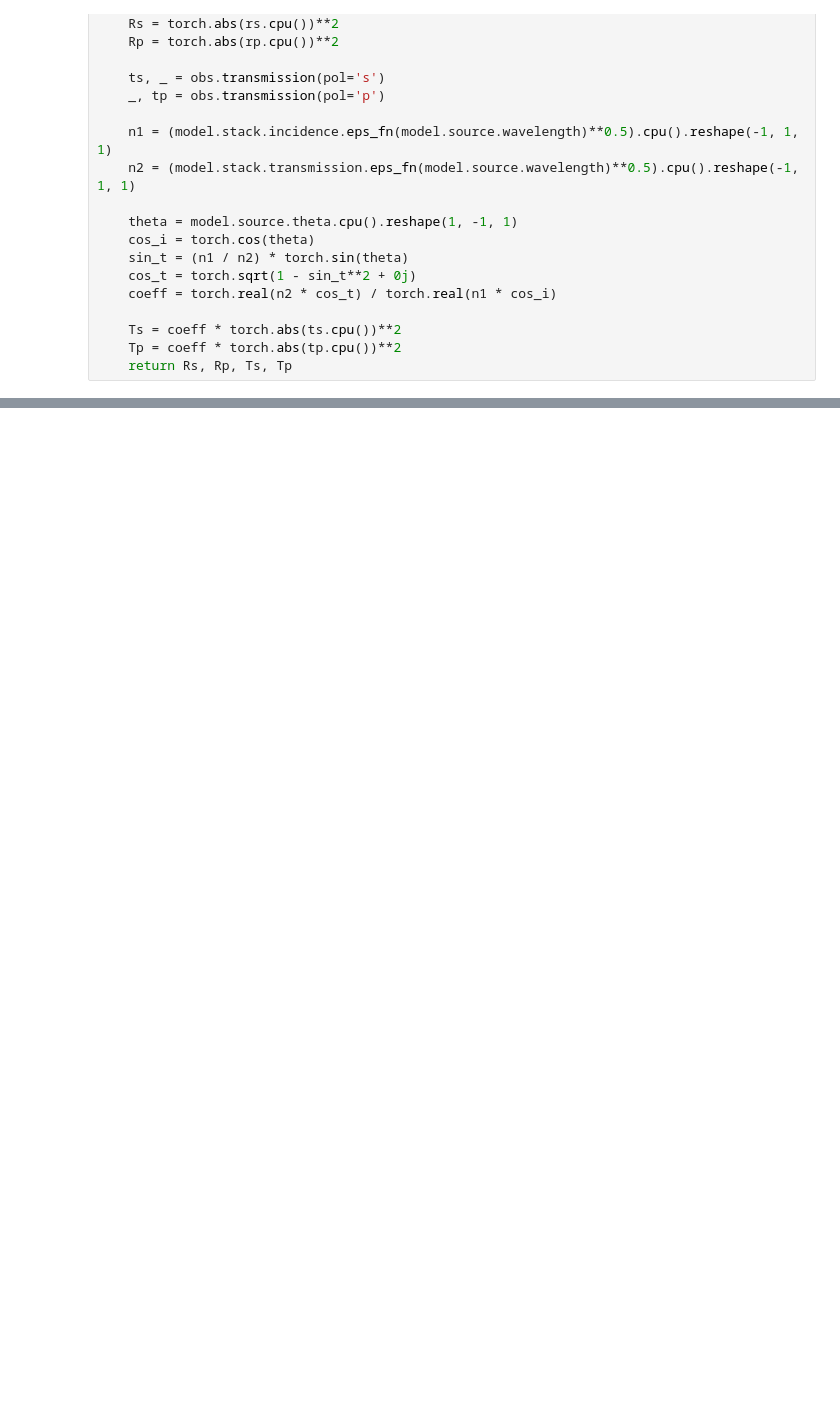
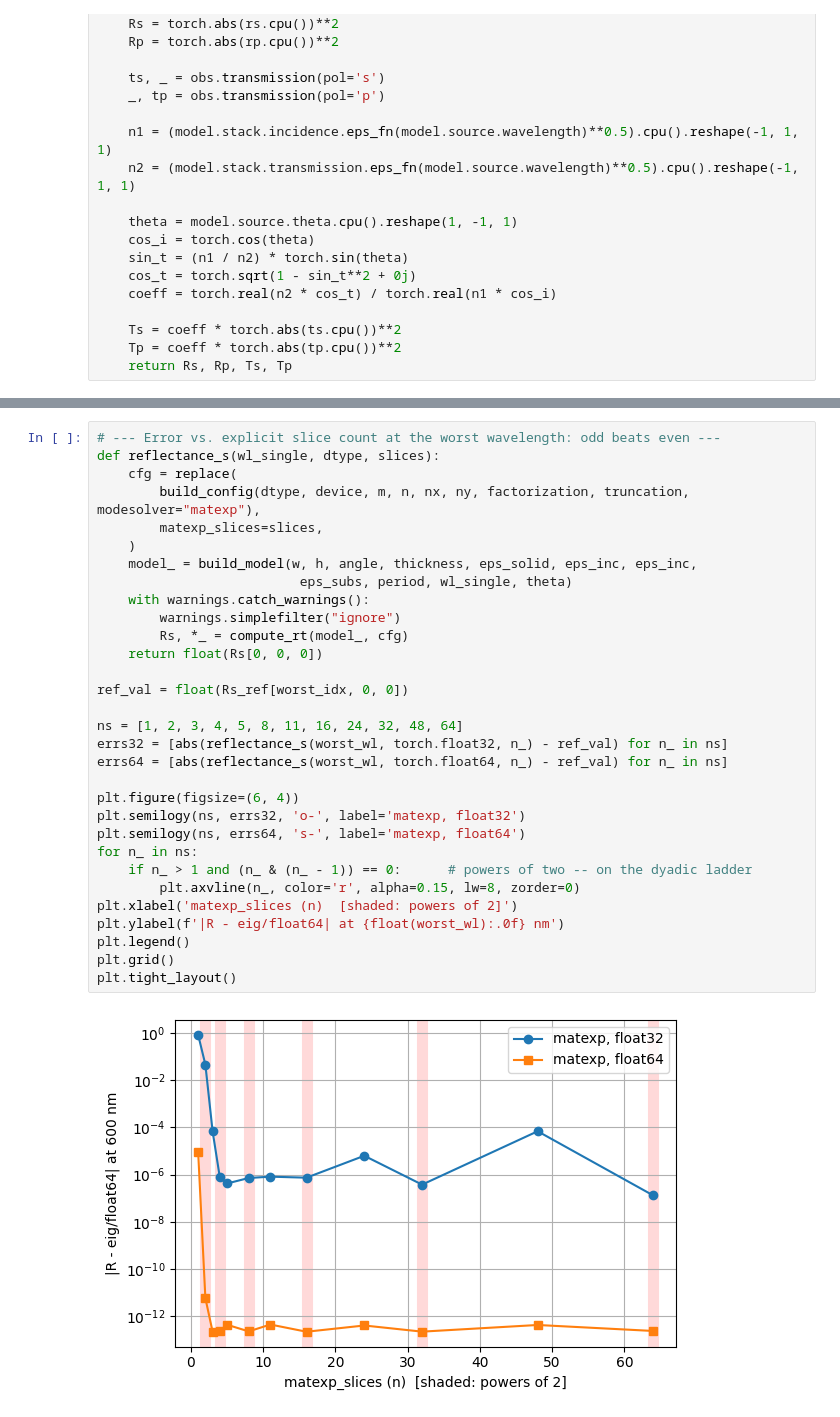
Before and after one commit to RodionovSA/metarcwa, a Jupyter notebook: examples/compare_solvers.ipynb, the cells around one changed output, grey strips where cells are left out. Cells and saved outputs as stored; diff of their text form; blank space fills up the shorter version.

```diff
--- a/examples/compare_solvers.ipynb
+++ b/examples/compare_solvers.ipynb
@@ -189,0 +332,33 @@ Eigensolver time: 24.072316646575928 s
+# %%
+# --- Error vs. explicit slice count at the worst wavelength: odd beats even ---
+def reflectance_s(wl_single, dtype, slices):
+    cfg = replace(
+        build_config(dtype, device, m, n, nx, ny, factorization, truncation, modesolver="matexp"),
+        matexp_slices=slices,
+    )
+    model_ = build_model(w, h, angle, thickness, eps_solid, eps_inc, eps_inc,
+                          eps_subs, period, wl_single, theta)
+    with warnings.catch_warnings():
+        warnings.simplefilter("ignore")
+        Rs, *_ = compute_rt(model_, cfg)
+    return float(Rs[0, 0, 0])
+
+ref_val = float(Rs_ref[worst_idx, 0, 0])
+
+ns = [1, 2, 3, 4, 5, 8, 11, 16, 24, 32, 48, 64]
+errs32 = [abs(reflectance_s(worst_wl, torch.float32, n_) - ref_val) for n_ in ns]
+errs64 = [abs(reflectance_s(worst_wl, torch.float64, n_) - ref_val) for n_ in ns]
+
+plt.figure(figsize=(6, 4))
+plt.semilogy(ns, errs32, 'o-', label='matexp, float32')
+plt.semilogy(ns, errs64, 's-', label='matexp, float64')
+for n_ in ns:
+    if n_ > 1 and (n_ & (n_ - 1)) == 0:      # powers of two -- on the dyadic ladder
+        plt.axvline(n_, color='r', alpha=0.15, lw=8, zorder=0)
+plt.xlabel('matexp_slices (n)  [shaded: powers of 2]')
+plt.ylabel(f'|R - eig/float64| at {float(worst_wl):.0f} nm')
+plt.legend()
+plt.grid()
+plt.tight_layout()
+# %% [output]
+[figure, added]
```
Also changed, not shown: parts of 6 cells of this notebook, 6 other files.
